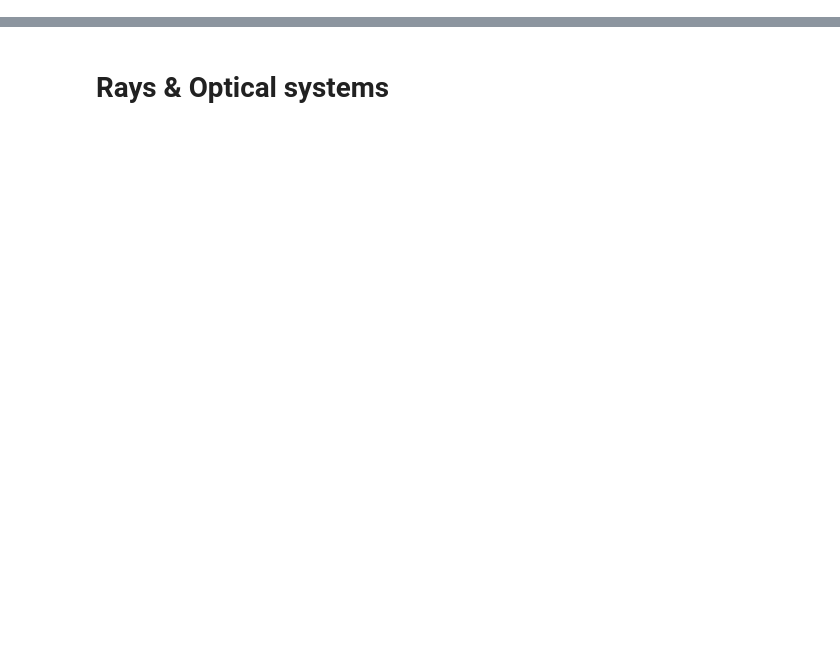
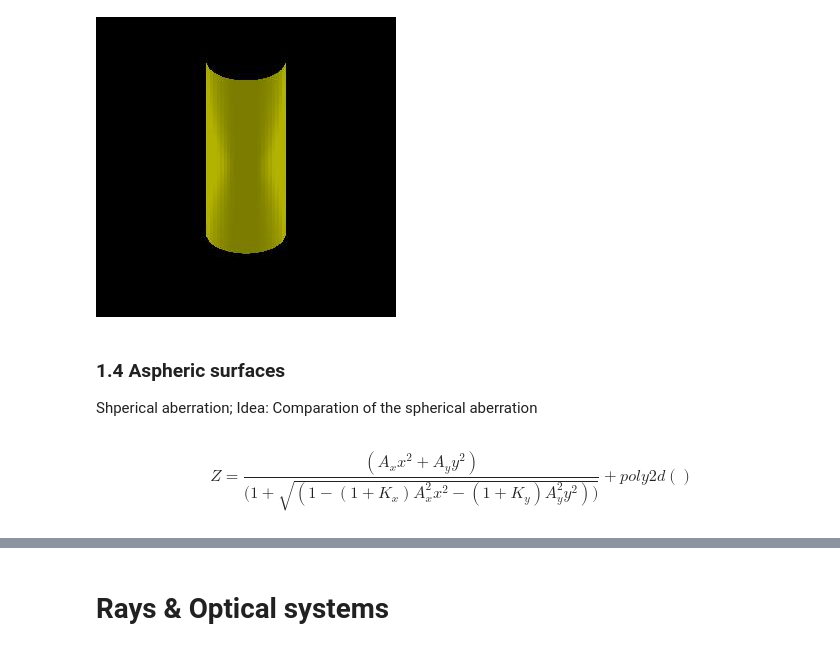
Before and after one commit to cihologramas/pyoptools, a Jupyter notebook: Tutorial.0.ipynb, the cells around one changed output, grey strips where cells are left out. Saved outputs shown, nothing was run; the diff lists cells and outputs as text; code cells hidden in the pictures; blank space fills up the shorter version.

```diff
--- a/Tutorial.0.ipynb
+++ b/Tutorial.0.ipynb
@@ -65,0 +57,18 @@ IdealLens, IdealTLens Comparision
+# %%
+S1=Cylinder(radius=36,length=100,reflectivity=1)
+S2=Cylindrical(shape=Circular(radius=(50)),curvature=1/100.)
+S3=Cylindrical(shape=Rectangular(size=(50,100)),curvature=1/20.)
+# %%
+Plot3D(S3,center=(0,0,0),size=(150,150),rot=[(pi/6,0,0)],scale=2)
+# %% [output]
+[figure, added]
+# %% [markdown]
+### 1.4 Aspheric surfaces
+
+Shperical aberration;
+Idea:  Comparation of the spherical aberration
+# %%
+%%latex
+$$Z=\frac{(A_x x^2+A_y y^2)}{(1+\sqrt{(1-(1+K_x)A_x^2 x^2-(1+K_y) A_y^2 y^2))}}+ poly2d()$$
+# %% [output]
+$$Z=\frac{(A_x x^2+A_y y^2)}{(1+\sqrt{(1-(1+K_x)A_x^2 x^2-(1+K_y) A_y^2 y^2))}}+ poly2d()$$
```
Also changed, not shown: parts of 36 cells of this notebook.
